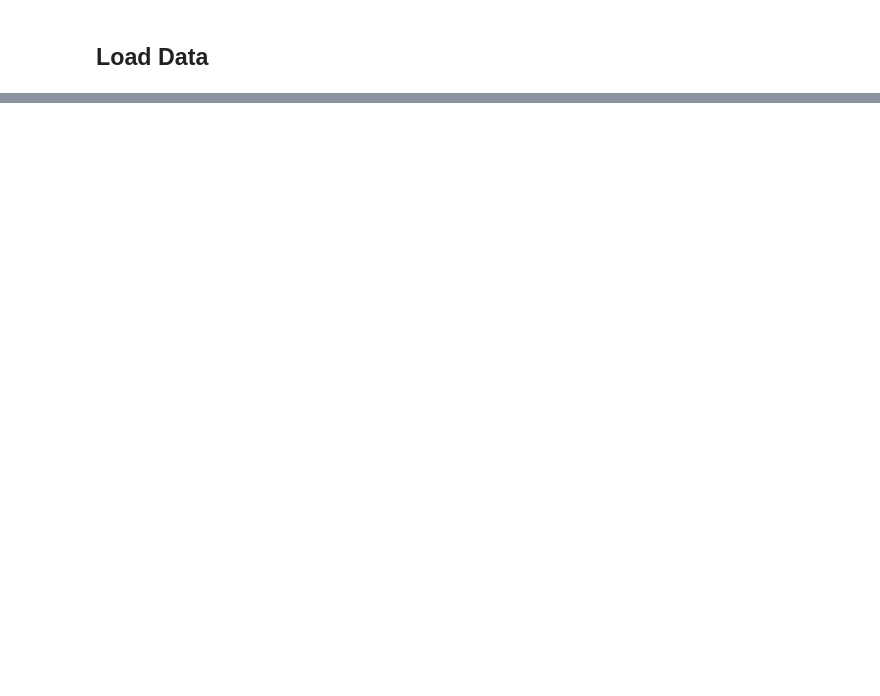
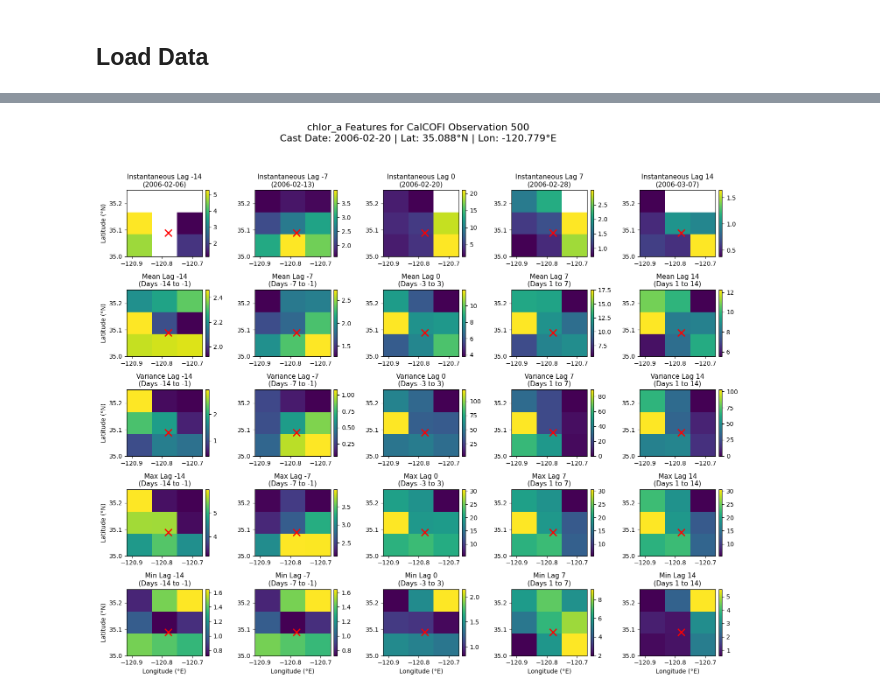
Before and after one commit to decarpenter/primary-productivity, a Jupyter notebook: notebooks/03 Combine NPP and Satellite Data.ipynb, the cells around one changed output, grey strips where cells are left out. Saved outputs shown, nothing was run; the diff lists cells and outputs as text; code cells hidden in the pictures; blank space fills up the shorter version.

Commit message:
Fixed plotting code using pcolormesh

```diff
--- a/notebooks/03 Combine NPP and Satellite Data.ipynb
+++ b/notebooks/03 Combine NPP and Satellite Data.ipynb
@@ -181,0 +23,4 @@ plt.show()
+# %%
+# Load satellite data
+# satellite_ds = xr.open_zarr('/Users/deliacarpenter/Desktop/Research/primary-productivity/data/merged_satellite_data_4km_daily.zarr')
+satellite_ds = xr.open_zarr('/Users/deliacarpenter/Desktop/Research/primary-productivity/data/merged_satellite_data_4km_daily_CHLSSTPAR.zarr')
@@ -215,8 +67,7 @@ def calculate_grid_window(res_km, target_area_km2=729, valid_fraction=1/3):
     return n, min_valid_pixels
 # %%
 # Load Integrated NPP Data from CalCOFI Bottle Survey
-npp = pd.read_csv('../data/CalCOFI_Integrated_NPP.csv', index_col=0)
-npp = npp[['Date', 'Latitude', 'Longitude', 'Integrated_NPP']]
+npp = pd.read_csv('../data/CalCOFI_IntC14.csv', index_col=0)
 npp['Date'] = pd.to_datetime(npp['Date'])
 npp = npp.sort_values(by='Date').reset_index(drop=True)
 npp = npp[npp.Date >= '1997-09-04'].reset_index(drop=True)
@@ -228,13 +79,10 @@ ds_lons = satellite_ds.longitude.values
 npp['ilat'] = np.abs(ds_lats[:, None] - npp['Latitude'].values).argmin(axis=0)
 npp['ilon'] = np.abs(ds_lons[:, None] - npp['Longitude'].values).argmin(axis=0)
 
-# Clip to valid range
-npp['ilat'] = np.clip(npp['ilat'], 0, len(ds_lats) - 1)
-npp['ilon'] = np.clip(npp['ilon'], 0, len(ds_lons) - 1)
-
 # Calculate grid size and min_valid_pixels for satellite data
-res_km = 4
+res_km = 9
 grid_size, min_valid_pixels = calculate_grid_window(res_km)
+print(f'grid size: {grid_size}, min valid pixels: {min_valid_pixels}')
 
 # Precompute spatial window slices
 half = grid_size // 2
@@ -243,9 +91,8 @@ npp['lat1'] = np.clip(npp['ilat'] + half + 1, 0, len(ds_lats))
 npp['lon0'] = np.clip(npp['ilon'] - half, 0, len(ds_lons) - 1)
 npp['lon1'] = np.clip(npp['ilon'] + half + 1, 0, len(ds_lons))
 
-# Get nearest time index for each NPP observation
+# Get nearest satellite time index for each NPP observation
 ds_times = satellite_ds.time.values.astype('datetime64[D]')
 npp_times = npp['Date'].values.astype('datetime64[D]')
-
 npp['itime'] = np.searchsorted(ds_times, npp_times)
 npp['itime'] = np.clip(npp['itime'], 0, len(ds_times) - 1)
@@ -486,3 +183,69 @@ plt.show()
+# %%
+# Visualize features of one variable for one NPP observation
+
+lags = [-14, -7, 0, 7, 14]
+stats = ['value', 'mean', 'variance', 'max', 'min']
+# vmin = 0
+# vmax = 20
+
+# Time offsets for moving-window statistics relative to day 0 - inclusive intervals
+WINDOWS = {-14: (-14, -1), -7: (-7, -1), 0: (-3, 3), 7: (1, 7), 14: (1, 14)}
+
+# 1. Extract physical lat/lon arrays for this specific local grid bounding box
+# Calculate the physical resolution step size of your grid cells
+lon_res = np.abs(ds_lons[1] - ds_lons[0])
+lat_res = np.abs(ds_lats[1] - ds_lats[0])
+
+# Extract the exact coordinate arrays that correspond to the n x n grid
+local_lons = ds_lons[npp_row.lon0 : npp_row.lon1]
+local_lats = ds_lats[npp_row.lat0 : npp_row.lat1]
+
+fig, axes = plt.subplots(nrows=5, ncols=5, figsize=(15,13), sharex=False, sharey=False)
+fig.suptitle(
+    f"{var} Features for CalCOFI Observation {i}\n"
+    f"Cast Date: {npp_row['Date'].strftime('%Y-%m-%d')} | "
+    f"Lat: {npp_row['Latitude']:.3f}°N | Lon: {npp_row['Longitude']:.3f}°E",
+    fontsize=16, y=0.98
+)
+
+for r, stat in enumerate(stats):
+    for c, lag in enumerate(lags):
+        ax = axes[r, c]
+        key = f'{var}_{stat}_{lag}'
+        grid_data = features[key]
+
+        # Show the spatial grid map
+        im = ax.pcolormesh(local_lons, local_lats, grid_data,
+                           shading='auto', cmap='viridis')
+
+        # Handle dynamic titles containing the actual chosen fallback dates
+        if stat == 'value':
+            chosen_date = features[f'date_{lag}']
+            if pd.isnull(chosen_date):
+                title = f'Instantaneous Lag {lag}\n(No Valid Data)'
+            else:
+                date_str = pd.Timestamp(chosen_date).strftime("%Y-%m-%d")
+                title = f'Instantaneous Lag {lag}\n({date_str})'
+        else:
+            # For moving windows, display the explicit inclusive day range
+            win_start, win_end = WINDOWS[lag]
+            title = f'{stat.capitalize()} Lag {lag}\n(Days {win_start} to {win_end})'
+
+        ax.set_title(title, fontsize=11)
+
+        # 4. Plot the exact CalCOFI drop location over the map grid
+        ax.plot(npp_row['Longitude'], npp_row['Latitude'], 'rx', markersize=12, markeredgewidth=2)
+
+        # Add labels on outer edges for a clean plot matrix
+        if r == 4: ax.set_xlabel('Longitude (°E)')
+        if c == 0: ax.set_ylabel('Latitude (°N)')
+
+        fig.colorbar(im, ax=ax, orientation='vertical', fraction=0.046, pad=0.04)
+
+plt.tight_layout(rect=[0, 0, 1, 0.95])
+plt.show()
+# %% [output]
+[figure, added]
 # %%
 def process_var(var):
     # Load the variable into memory
```
Also changed, not shown: parts of 27 cells of this notebook.
